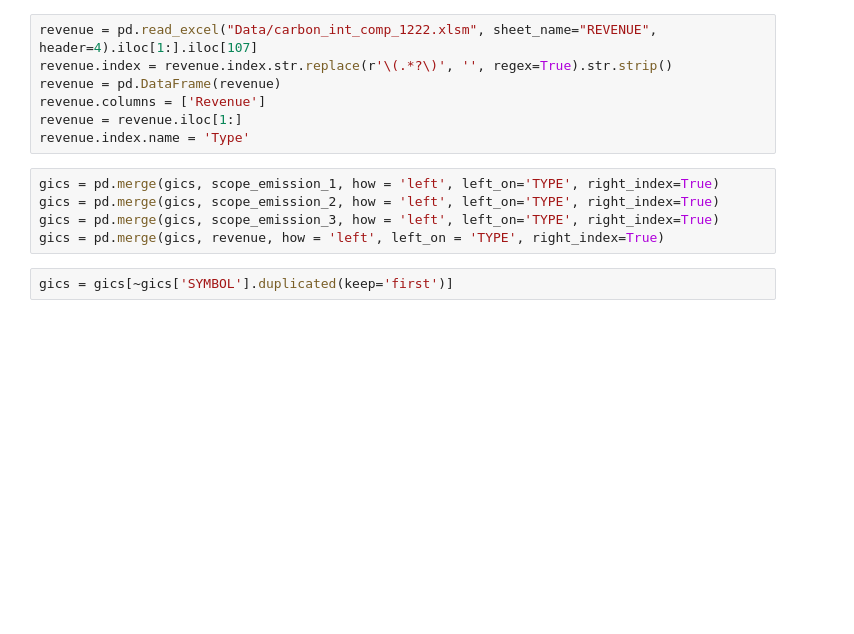
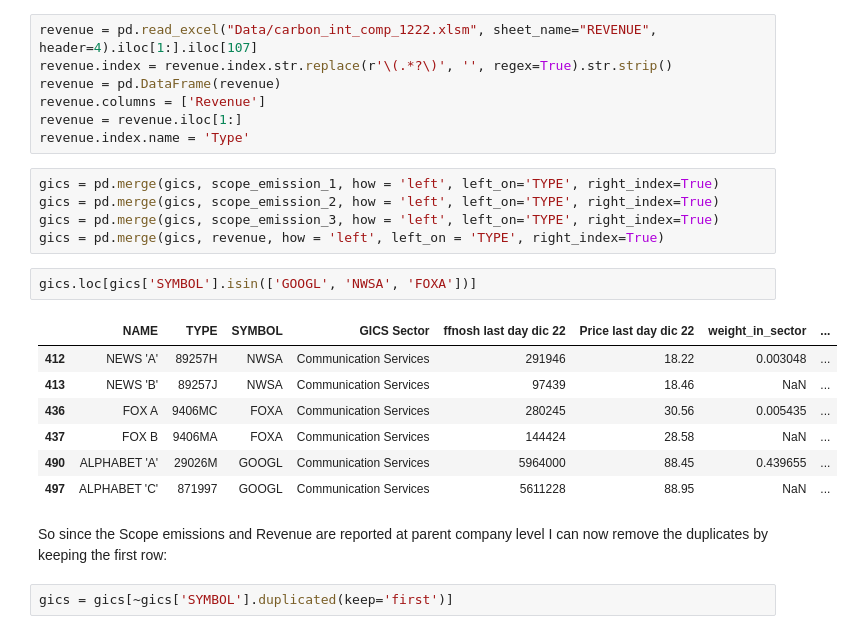
Before and after one commit to rebecca-di-francesco-bfh/sectoral-decarbonization, a Jupyter notebook: create_datasets_without_ogn_ceg.ipynb, the cells around one changed output. Drawn from its saved outputs; the diff is of its cells as text; blank space fills up the shorter version.

```diff
--- a/create_datasets_without_ogn_ceg.ipynb
+++ b/create_datasets_without_ogn_ceg.ipynb
@@ -243,6 +320,18 @@ gics = pd.merge(gics, scope_emission_1, how = 'left', left_on='TYPE', right_inde
 gics = pd.merge(gics, scope_emission_2, how = 'left', left_on='TYPE', right_index=True)
 gics = pd.merge(gics, scope_emission_3, how = 'left', left_on='TYPE', right_index=True)
 gics = pd.merge(gics, revenue, how = 'left', left_on = 'TYPE', right_index=True)
+# %%
+gics.loc[gics['SYMBOL'].isin(['GOOGL', 'NWSA', 'FOXA'])]
+# %% [output]
+|  | NAME | TYPE | SYMBOL | GICS Sector | ffnosh last day dic 22 | Price last day dic 22 | weight_in_sector | ... |
+| 412 | NEWS 'A' | 89257H | NWSA | Communication Services | 291946 | 18.22 | 0.003048 | ... |
+| 413 | NEWS 'B' | 89257J | NWSA | Communication Services | 97439 | 18.46 | NaN | ... |
+| 436 | FOX A | 9406MC | FOXA | Communication Services | 280245 | 30.56 | 0.005435 | ... |
+| 437 | FOX B | 9406MA | FOXA | Communication Services | 144424 | 28.58 | NaN | ... |
+| 490 | ALPHABET 'A' | 29026M | GOOGL | Communication Services | 5964000 | 88.45 | 0.439655 | ... |
+| 497 | ALPHABET 'C' | 871997 | GOOGL | Communication Services | 5611228 | 88.95 | NaN | ... |
+# %% [markdown]
+So since the Scope emissions and Revenue are reported at parent company level I can now remove the duplicates by keeping the first row:
 # %%
 gics = gics[~gics['SYMBOL'].duplicated(keep='first')]
 # %%
```
Also changed, not shown: parts of 28 cells of this notebook, 7 other files.
